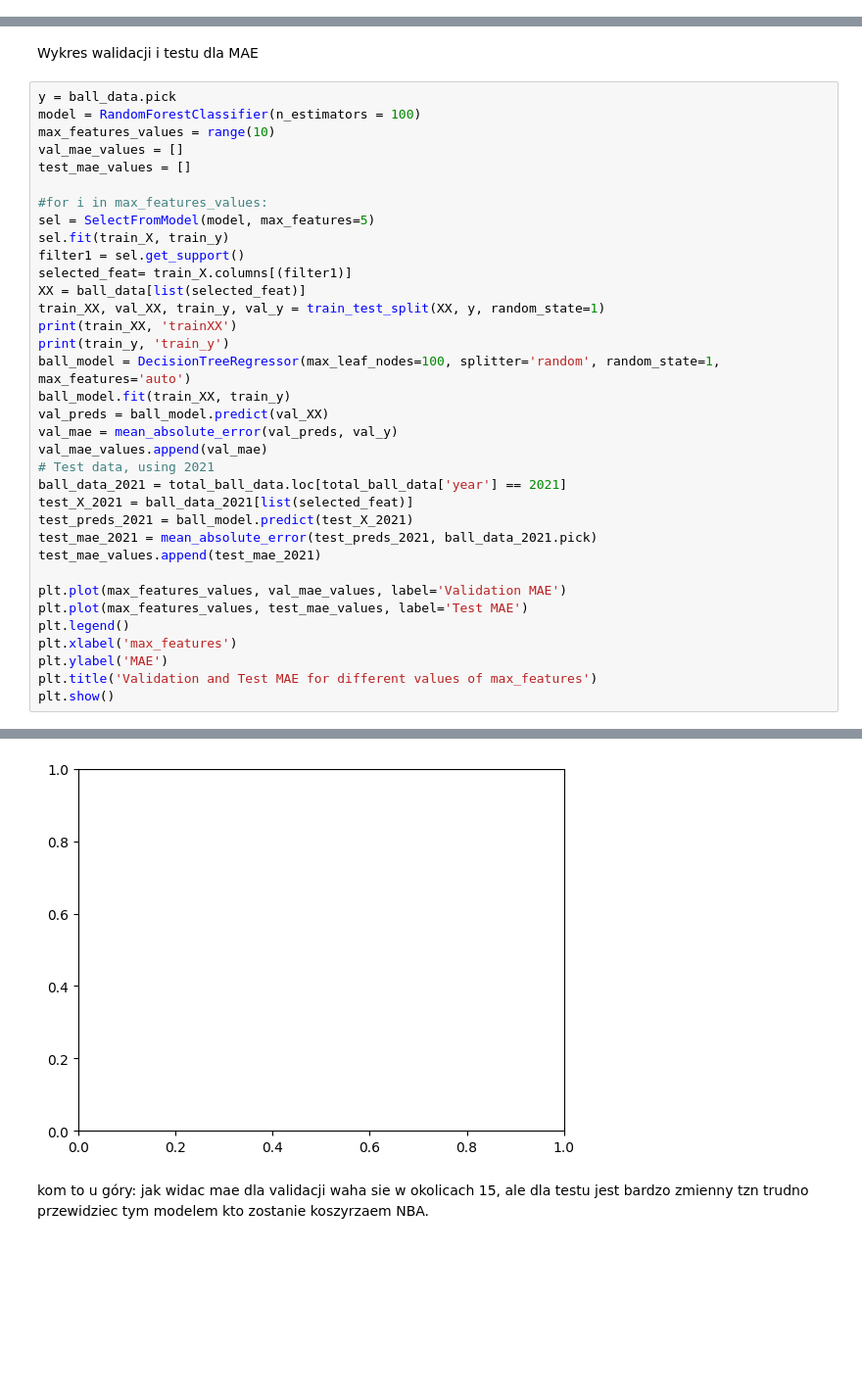
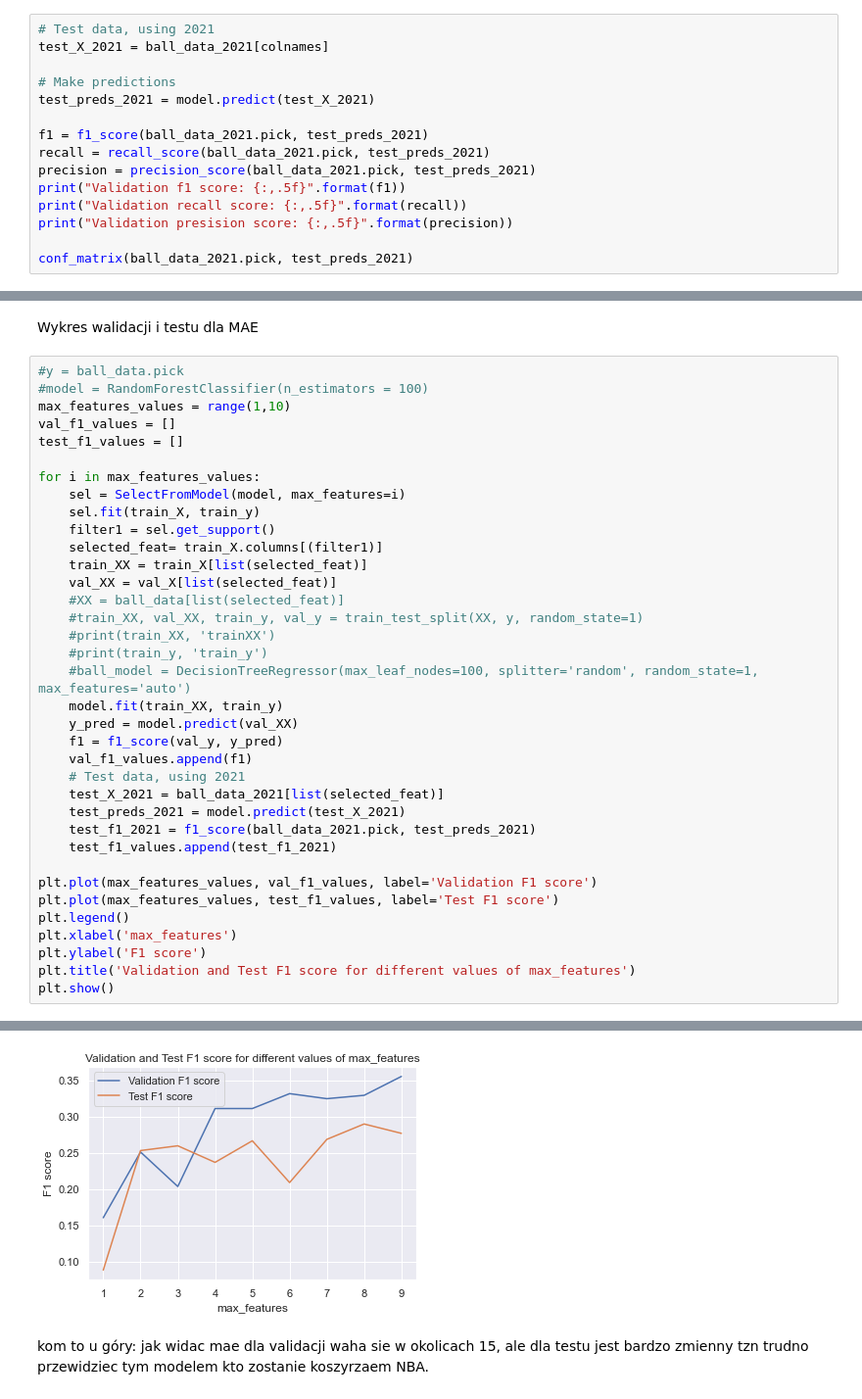
Before and after one commit to Aleksandra-dot/julDraft, a Jupyter notebook: random_forest.ipynb, the cells around one changed output, grey strips where cells are left out. Shown at 98% size. Drawn from its saved outputs; the diff is of its cells as text; blank space fills up the shorter version.

```diff
--- a/random_forest.ipynb
+++ b/random_forest.ipynb
@@ -198 +204,16 @@ Validation recall score: 0.25155
 [figure]
+# %%
+# Test data, using 2021
+test_X_2021 = ball_data_2021[colnames]
+
+# Make predictions
+test_preds_2021 = model.predict(test_X_2021)
+
+f1 = f1_score(ball_data_2021.pick, test_preds_2021)
+recall = recall_score(ball_data_2021.pick, test_preds_2021)
+precision = precision_score(ball_data_2021.pick, test_preds_2021)
+print("Validation f1 score: {:,.5f}".format(f1))
+print("Validation recall score: {:,.5f}".format(recall))
+print("Validation presision score: {:,.5f}".format(precision))
+
+conf_matrix(ball_data_2021.pick, test_preds_2021)
@@ -408,38 +473,39 @@ KeyboardInterrupt:
 # %% [markdown]
 Wykres walidacji i testu dla MAE
 # %%
-y = ball_data.pick
-model = RandomForestClassifier(n_estimators = 100)
-max_features_values = range(10)
-val_mae_values = []
-test_mae_values = []
+#y = ball_data.pick
+#model = RandomForestClassifier(n_estimators = 100)
+max_features_values = range(1,10)
+val_f1_values = []
+test_f1_values = []
 
-#for i in max_features_values:
-sel = SelectFromModel(model, max_features=5)
-sel.fit(train_X, train_y)
-filter1 = sel.get_support()
-selected_feat= train_X.columns[(filter1)]
-XX = ball_data[list(selected_feat)]
-train_XX, val_XX, train_y, val_y = train_test_split(XX, y, random_state=1)
-print(train_XX, 'trainXX')
-print(train_y, 'train_y')
-ball_model = DecisionTreeRegressor(max_leaf_nodes=100, splitter='random', random_state=1, max_features='auto')
-ball_model.fit(train_XX, train_y)
-val_preds = ball_model.predict(val_XX)
-val_mae = mean_absolute_error(val_preds, val_y)
-val_mae_values.append(val_mae)
-# Test data, using 2021
-ball_data_2021 = total_ball_data.loc[total_ball_data['year'] == 2021]
-test_X_2021 = ball_data_2021[list(selected_feat)]
-test_preds_2021 = ball_model.predict(test_X_2021)
-test_mae_2021 = mean_absolute_error(test_preds_2021, ball_data_2021.pick)
-test_mae_values.append(test_mae_2021)
+for i in max_features_values:
+    sel = SelectFromModel(model, max_features=i)
+    sel.fit(train_X, train_y)
+    filter1 = sel.get_support()
+    selected_feat= train_X.columns[(filter1)]
+    train_XX = train_X[list(selected_feat)]
+    val_XX = val_X[list(selected_feat)]
+    #XX = ball_data[list(selected_feat)]
+    #train_XX, val_XX, train_y, val_y = train_test_split(XX, y, random_state=1)
+    #print(train_XX, 'trainXX')
+    #print(train_y, 'train_y')
+    #ball_model = DecisionTreeRegressor(max_leaf_nodes=100, splitter='random', random_state=1, max_features='auto')
+    model.fit(train_XX, train_y)
+    y_pred = model.predict(val_XX)
+    f1 = f1_score(val_y, y_pred)
+    val_f1_values.append(f1)
+    # Test data, using 2021
+    test_X_2021 = ball_data_2021[list(selected_feat)]
+    test_preds_2021 = model.predict(test_X_2021)
+    test_f1_2021 = f1_score(ball_data_2021.pick, test_preds_2021)
+    test_f1_values.append(test_f1_2021)
 
-plt.plot(max_features_values, val_mae_values, label='Validation MAE')
-plt.plot(max_features_values, test_mae_values, label='Test MAE')
+plt.plot(max_features_values, val_f1_values, label='Validation F1 score')
+plt.plot(max_features_values, test_f1_values, label='Test F1 score')
 plt.legend()
 plt.xlabel('max_features')
-plt.ylabel('MAE')
-plt.title('Validation and Test MAE for different values of max_features')
+plt.ylabel('F1 score')
+plt.title('Validation and Test F1 score for different values of max_features')
 plt.show()
 # %% [output]
@@ -464,4 +512,4 @@ ValueError: x and y must have same first dimension, but have shapes (10,) and (1
-[figure, old version]
+[figure, new version]
 # %% [markdown]
 kom to u góry: jak widac mae dla validacji waha sie w okolicach 15, ale dla testu jest bardzo zmienny tzn trudno przewidziec tym modelem kto zostanie koszyrzaem NBA.
 # %% [markdown]
```
Also changed, not shown: parts of 8 cells of this notebook.
